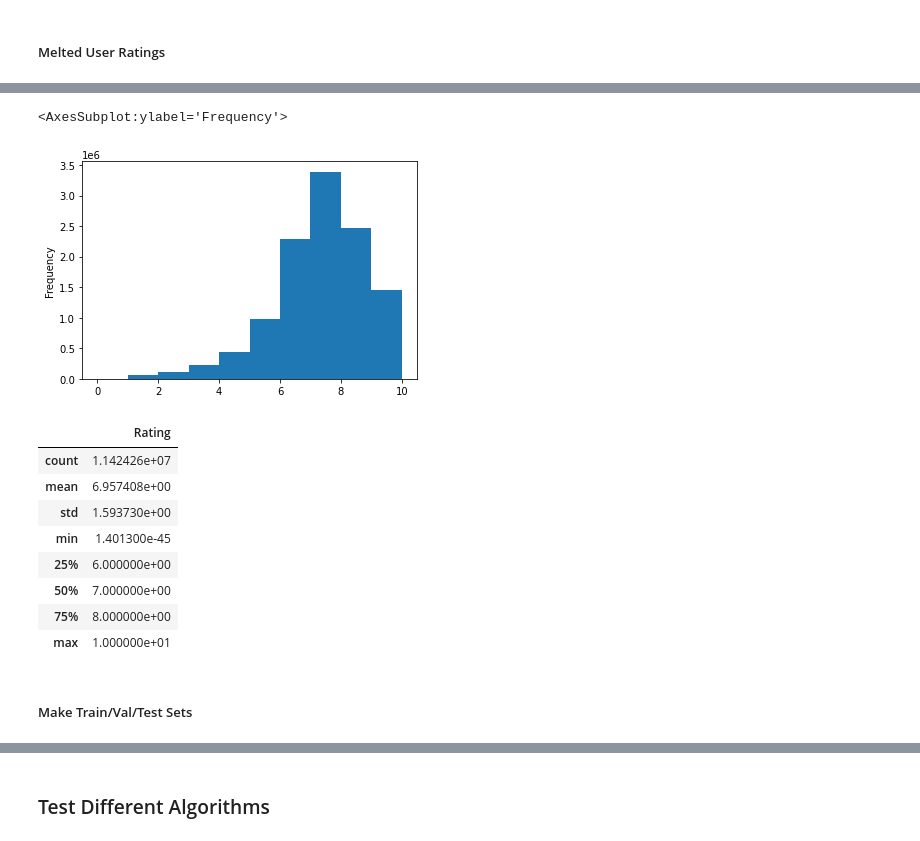
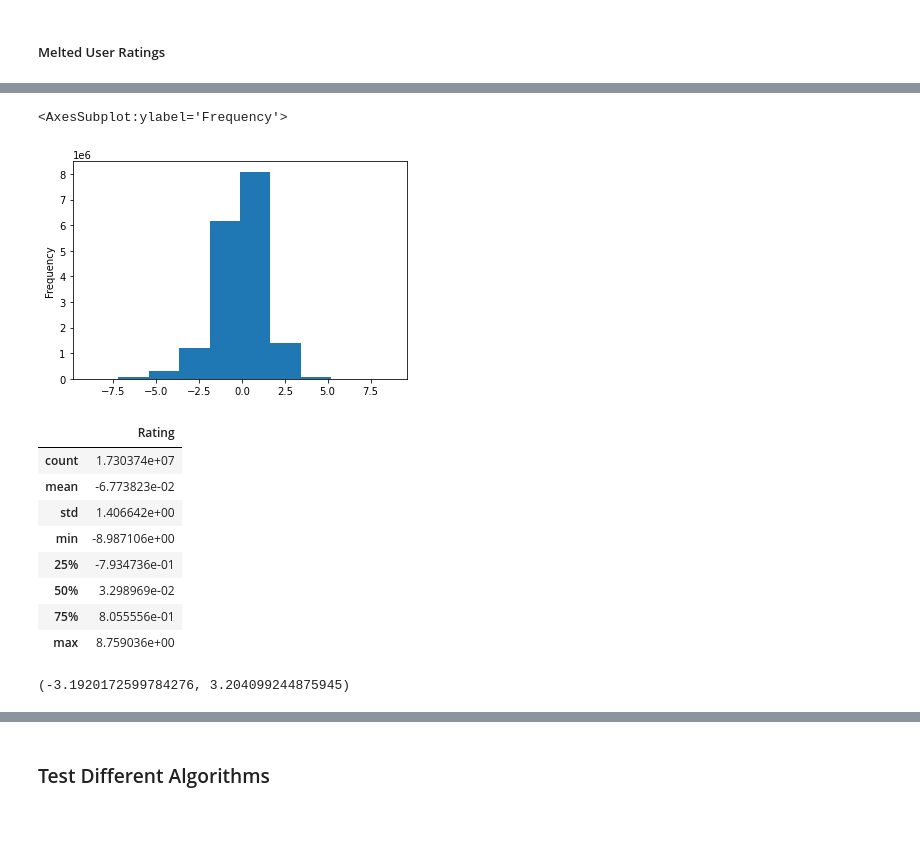
Before and after one commit to threnjen/boardgamegeek, a Jupyter notebook: BGG08_Collaborative_Filtering.ipynb, the cells around one changed output, grey strips where cells are left out. Drawn from its saved outputs; the diff is of its cells as text; code cells hidden in the pictures.

```diff
--- a/BGG08_Collaborative_Filtering.ipynb
+++ b/BGG08_Collaborative_Filtering.ipynb
@@ -879,7 +1686,10 @@ Steps:
 ##### Melted User Ratings
 # %%
 # load the real user ratings melted df
-real_user_ratings_long_unscaled = pd.read_pickle('real_user_ratings_long_unscaled.pkl')
-real_user_ratings_long_unscaled.head()
+real_user_ratings_long_scaled = pd.read_pickle('synthetic_ratings/synth_user_ratings_long_scaled_100.pkl')
+user_ratings_this_set = real_user_ratings_long_scaled.copy()
+del real_user_ratings_long_scaled
+gc.collect()
+user_ratings_this_set.head()
 # %% [output]
 |  | UserID | BGGId | Rating |
@@ -908,17 +1706,17 @@ real_user_ratings_long_unscaled.shape
 # %%
-real_user_ratings_long_unscaled['Rating'].plot(kind='hist')
+user_ratings_this_set['Rating'].plot(kind='hist')
 # %% [output]
 <AxesSubplot:ylabel='Frequency'>
-[figure, old version]
+[figure, new version]
 # %%
-real_user_ratings_long_unscaled.describe()
+user_ratings_this_set.describe()
 # %% [output]
 |  | Rating |
-| count | 1.142426e+07 |
-| mean | 6.957408e+00 |
-| std | 1.593730e+00 |
-| min | 1.401300e-45 |
-| 25% | 6.000000e+00 |
-| 50% | 7.000000e+00 |
-| 75% | 8.000000e+00 |
-| max | 1.000000e+01 |
+| count | 1.730374e+07 |
+| mean | -6.773823e-02 |
+| std | 1.406642e+00 |
+| min | -8.987106e+00 |
+| 25% | -7.934736e-01 |
+| 50% | 3.298969e-02 |
+| 75% | 8.055556e-01 |
+| max | 8.759036e+00 |
@@ -941,5 +1723,7 @@ def iqr_outliers(column, iqr_rate):
 # %%
-#lower, upper = iqr_outliers(real_user_ratings_long_scaled.Rating, 1.5)
-#lower, upper
+lower, upper = iqr_outliers(user_ratings_this_set.Rating, 1.5)
+lower, upper
+# %% [output]
+(-3.1920172599784276, 3.204099244875945)
 # %%
 # dropping the things outside of our lower and upper range
@@ -949,2 +1730,0 @@ def iqr_outliers(column, iqr_rate):
-# %% [markdown]
-##### Make Train/Val/Test Sets
```
Also changed, not shown: parts of 323 cells of this notebook.
